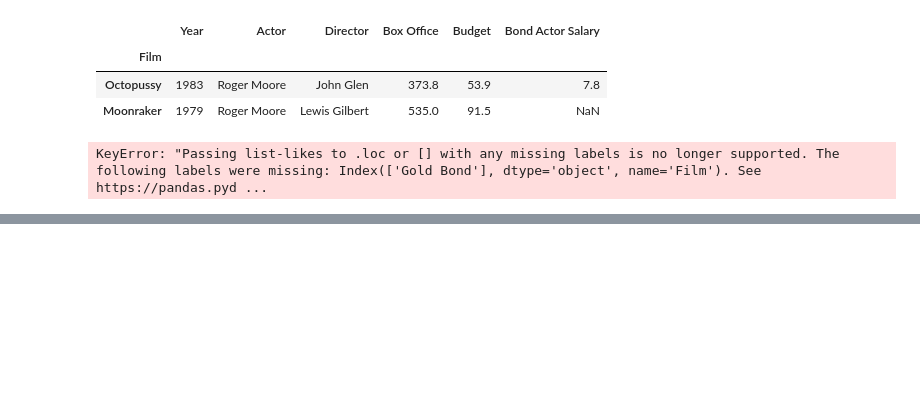
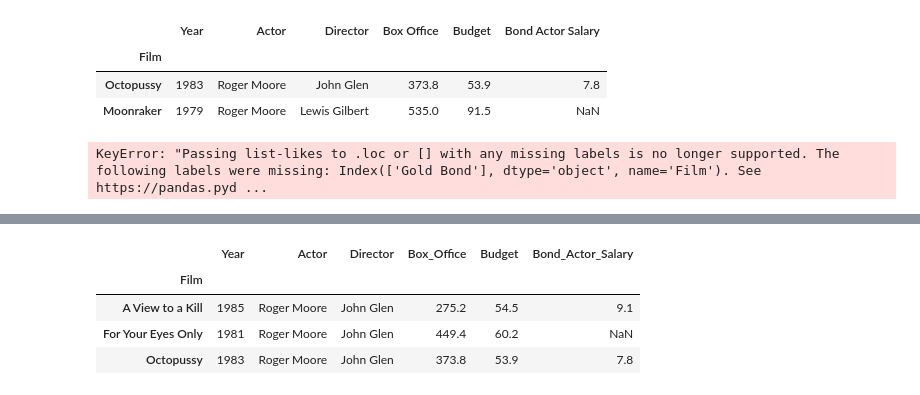
Before and after one commit to antonio-datahack/pandas, a Jupyter notebook: notebooks/DataFrames 3.ipynb, the cells around one changed output, grey strips where cells are left out. Drawn from its saved outputs; the diff is of its cells as text; code cells hidden in the pictures; blank space fills up the shorter version.

Commit message:
adding changes DataFrame3

```diff
--- a/notebooks/DataFrames 3.ipynb
+++ b/notebooks/DataFrames 3.ipynb
@@ -727,4 +609,4 @@ bond.where(mask & mask2)
 # %%
-bond = pd.read_csv("jamesbond.csv", index_col = "Film")
+bond = pd.read_csv("../data/jamesbond.csv", index_col = "Film")
 bond.sort_index(inplace = True)
 bond.head(3)
@@ -740,2 +680,10 @@ bond.query("Box_Office > 600")
+# %%
+bond.query("Actor == 'Roger Moore' and Director == 'John Glen'")
+# %% [output]
+|  | Year | Actor | Director | Box_Office | Budget | Bond_Actor_Salary |
+| Film |  |  |  |  |  |  |
+| A View to a Kill | 1985 | Roger Moore | John Glen | 275.2 | 54.5 | 9.1 |
+| For Your Eyes Only | 1981 | Roger Moore | John Glen | 449.4 | 60.2 | NaN |
+| Octopussy | 1983 | Roger Moore | John Glen | 373.8 | 53.9 | 7.8 |
 # %%
 bond.query("Actor == 'Roger Moore' or Director == 'John Glen'")
```
Also changed, not shown: parts of 109 cells of this notebook, 1 other file.
